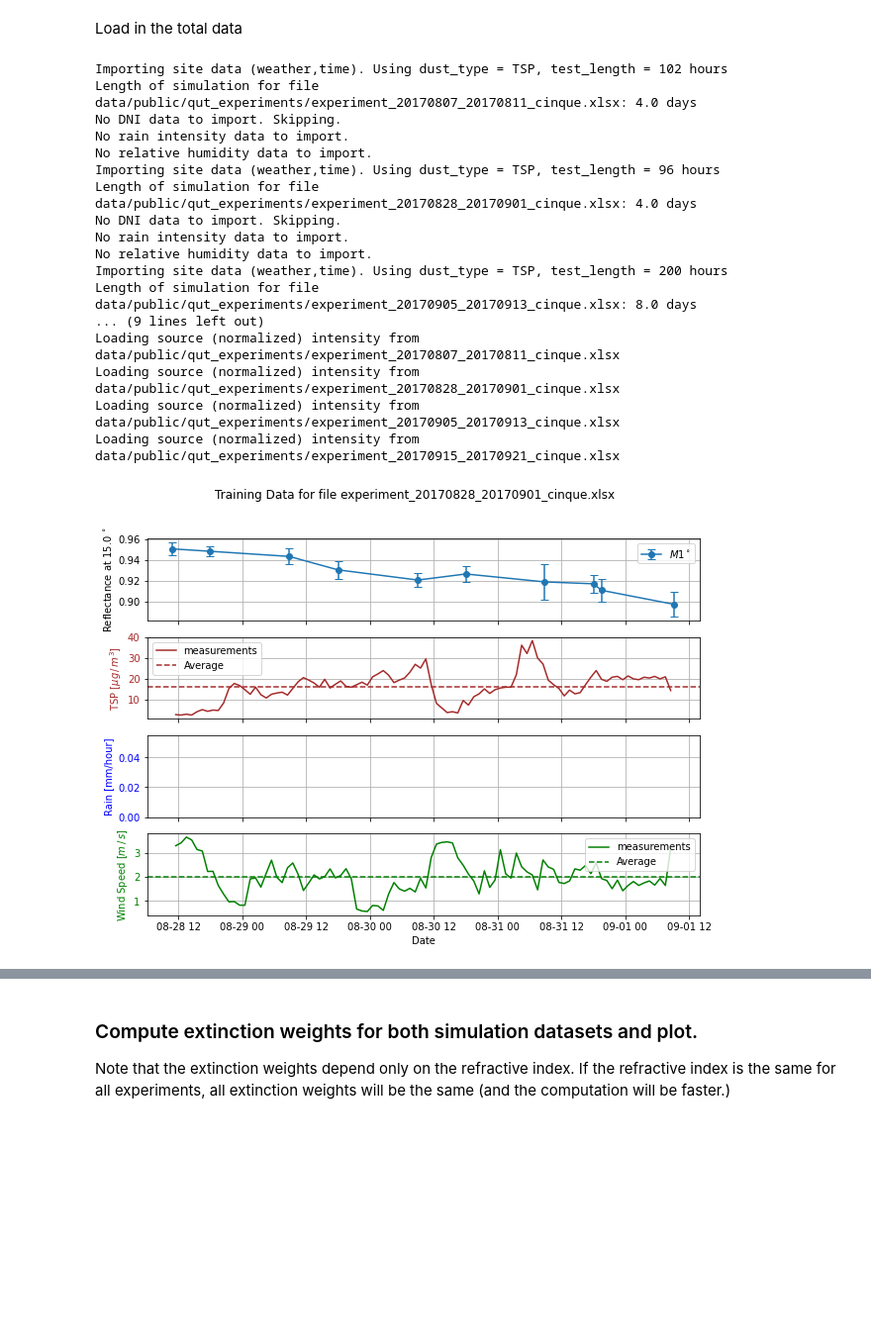
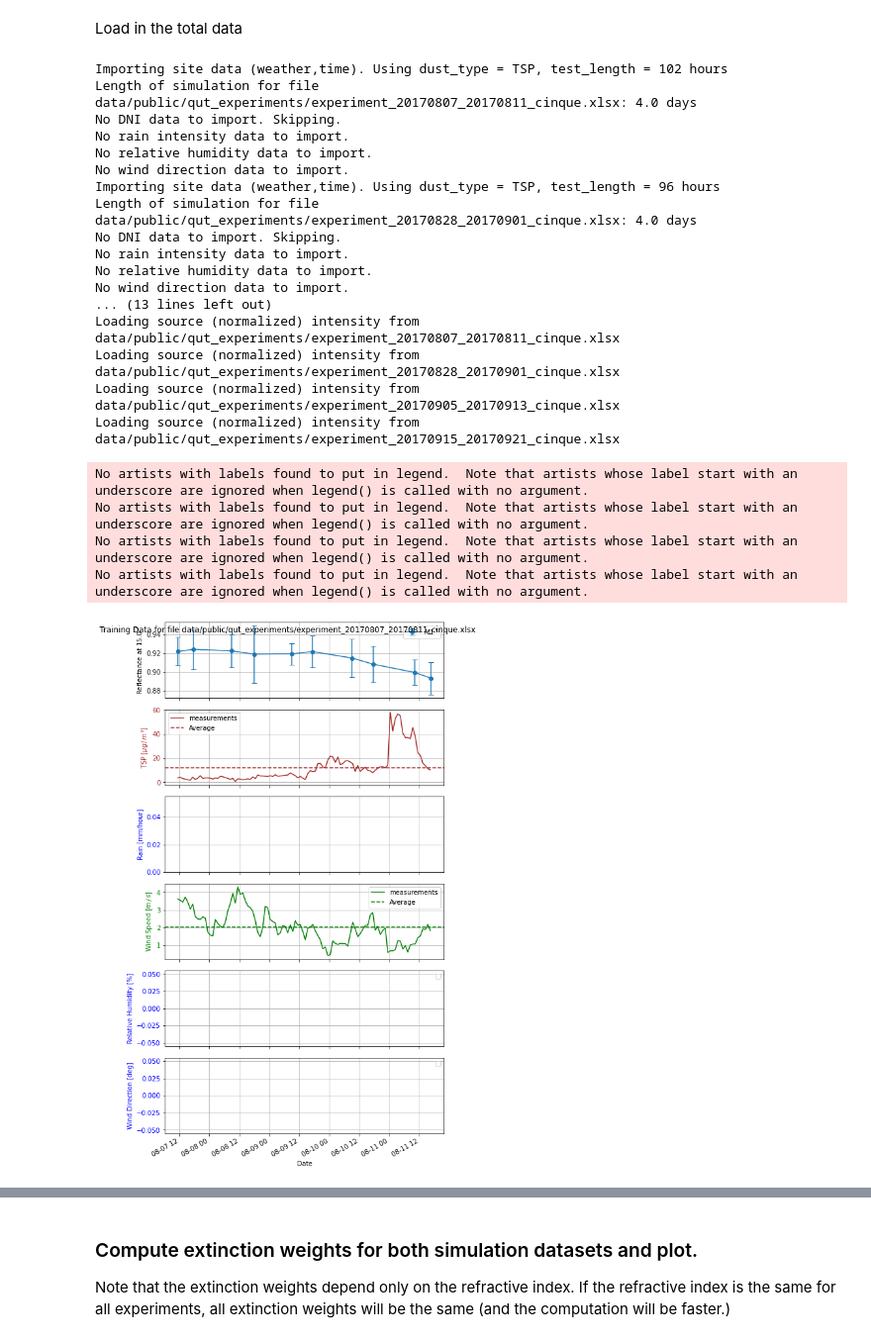
Before and after one commit to cholette/HelioSoil, a Jupyter notebook: demo_hrz0_fitting.ipynb, the cells around one changed output, grey strips where cells are left out. Shown at 99% size. Saved outputs shown, nothing was run; the diff lists cells and outputs as text; code cells hidden in the pictures; blank space fills up the shorter version.

```diff
--- a/demo_hrz0_fitting.ipynb
+++ b/demo_hrz0_fitting.ipynb
@@ -31,24 +26,14 @@ parameter_file = d+"parameters_qut_experiments.xlsx"
 
 Specify mirrors for training, the k-factors of the dust measurements (if any), and the type of dust measurement (PMX or TSP).
 # %%
-train_experiments = [1] # indices for training experiments from 0 to len(files)-1
+train_experiments = [0,1] # indices for training experiments from 0 to len(files)-1
 train_mirrors = ["Mirror_1"] # which mirrors within the experiments are used for training
-all_mirrors = ["Mirror_"+str(i+1) for i in range(5)]
-
-files_experiment = [d+files[ii] for ii in range(len(files))]
-Nfiles = len(files_experiment)
-k_factors = [k_factor]*Nfiles
-incidence_angle = [reflectometer_incidence_angle]*Nfiles
-acceptance_angle = [reflectometer_acceptance_angle]*Nfiles
-dust_types = ["TSP"]*Nfiles
+files_experiment,training_intervals,mirror_name_list,all_mirrors = smu.get_training_data(d,"experiment_")
+dust_type = "TSP"
 
 extract = lambda x,ind: [x[ii] for ii in ind]
 files_experiment_train = extract(files_experiment,train_experiments)
 training_intervals = extract(training_intervals,train_experiments)
-k_factors_train = extract(k_factors,train_experiments)
-dust_types_train = extract(dust_types,train_experiments)
-incidence_angle_train = extract(incidence_angle,train_experiments)
-acceptance_angle_train = extract(acceptance_angle,train_experiments)
 t = [t for t in train_experiments]
 training_string = "Training: "+str(train_mirrors)+", Exp: "+str(t)
 # %% [markdown]
@@ -56,14 +41,14 @@ Instantiate model and load in training data
 # %%
 imodel = smf.semi_physical(parameter_file)
 sim_data_train = smb.simulation_inputs( files_experiment_train,
-                                        k_factors=k_factors_train,
-                                        dust_types=dust_types_train
+                                        k_factors=k_factor,
+                                        dust_type=dust_type
                                         )
 reflect_data_train = smb.reflectance_measurements(  files_experiment_train,
                                                     sim_data_train.time,
                                                     number_of_measurements=9.0,
-                                                    reflectometer_incidence_angle=incidence_angle_train,
-                                                    reflectometer_acceptance_angle=acceptance_angle_train,
+                                                    reflectometer_incidence_angle=reflectometer_incidence_angle,
+                                                    reflectometer_acceptance_angle=reflectometer_acceptance_angle,
                                                     import_tilts=True,
                                                     column_names_to_import=train_mirrors
                                                     )
@@ -94,15 +87,15 @@ Load in the total data
 # %%
 
 sim_data_total = smb.simulation_inputs( files_experiment,
-                                        k_factors=k_factors,
-                                        dust_types=dust_types
+                                        k_factors=k_factor,
+                                        dust_type=dust_type
                                         )
 
 reflect_data_total = smb.reflectance_measurements(  files_experiment,
                                                     sim_data_total.time,
                                                     number_of_measurements=9.0,
-                                                    reflectometer_incidence_angle=incidence_angle,
-                                                    reflectometer_acceptance_angle=acceptance_angle,
+                                                    reflectometer_incidence_angle=reflectometer_incidence_angle,
+                                                    reflectometer_acceptance_angle=reflectometer_acceptance_angle,
                                                     import_tilts=True,
                                                     column_names_to_import=None
                                                     )
@@ -112,21 +105,25 @@ Length of simulation for file data/public/qut_experiments/experiment_20170807_20
 No DNI data to import. Skipping.
 No rain intensity data to import.
 No relative humidity data to import.
+No wind direction data to import.
 Importing site data (weather,time). Using dust_type = TSP, test_length = 96 hours
 Length of simulation for file data/public/qut_experiments/experiment_20170828_20170901_cinque.xlsx: 4.0 days
 No DNI data to import. Skipping.
 No rain intensity data to import.
 No relative humidity data to import.
-Importing site data (weather,time). Using dust_type = TSP, test_length = 200 hours
-Length of simulation for file data/public/qut_experiments/experiment_20170905_20170913_cinque.xlsx: 8.0 days
-... (9 lines left out)
+No wind direction data to import.
+... (13 lines left out)
 Loading source (normalized) intensity from data/public/qut_experiments/experiment_20170807_20170811_cinque.xlsx
 Loading source (normalized) intensity from data/public/qut_experiments/experiment_20170828_20170901_cinque.xlsx
 Loading source (normalized) intensity from data/public/qut_experiments/experiment_20170905_20170913_cinque.xlsx
 Loading source (normalized) intensity from data/public/qut_experiments/experiment_20170915_20170921_cinque.xlsx
 # %%
-for ii,experiment in enumerate(train_experiments):
+for ii,experiment in enumerate(files_experiment_train):
     fig,ax = smu.plot_experiment_data(sim_data_train,reflect_data_train,ii)
-    fig.suptitle(f"Training Data for file {files[experiment]}")
+    fig.suptitle(f"Training Data for file {experiment}")
 # %% [output]
+No artists with labels found to put in legend.  Note that artists whose label start with an underscore are ignored when legend() is called with no argument.
+No artists with labels found to put in legend.  Note that artists whose label start with an underscore are ignored when legend() is called with no argument.
+No artists with labels found to put in legend.  Note that artists whose label start with an underscore are ignored when legend() is called with no argument.
+No artists with labels found to put in legend.  Note that artists whose label start with an underscore are ignored when legend() is called with no argument.
-[figure, old version]
+[figure, new version]
```
Also changed, not shown: parts of 16 cells of this notebook, 3 other files.
